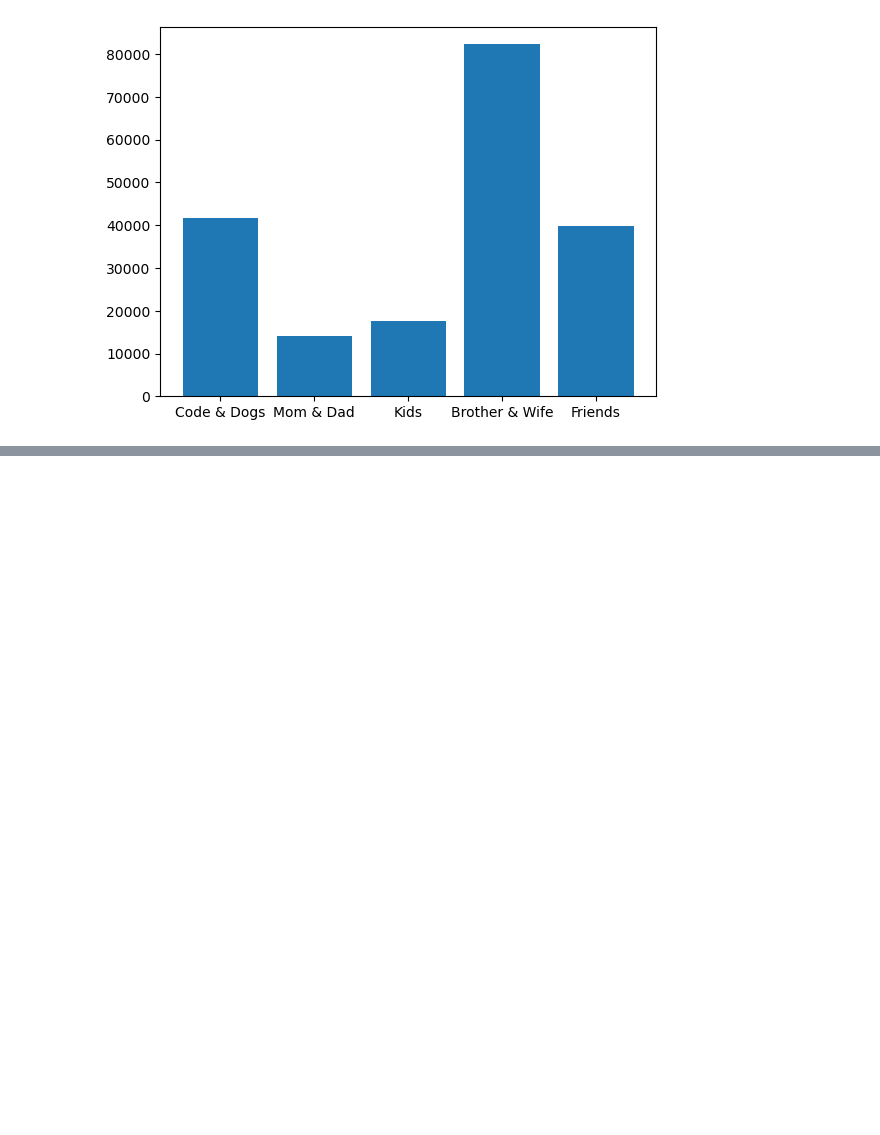
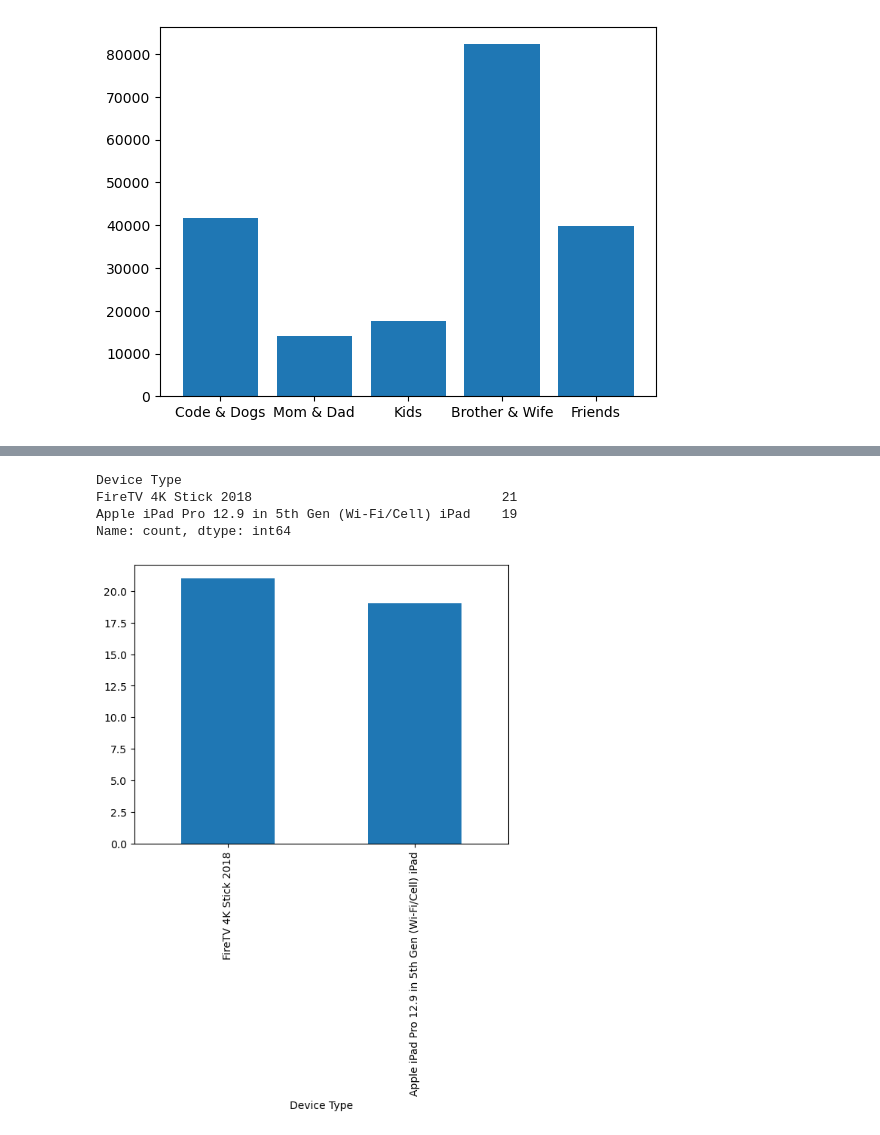
Before and after one commit to dizam/Netflix-Python-Data, a Jupyter notebook: netflix analysis.ipynb, the cells around one changed output, grey strips where cells are left out. Cells and saved outputs as stored; diff of their text form; code cells hidden in the pictures; blank space fills up the shorter version.

```diff
--- a/netflix analysis.ipynb
+++ b/netflix analysis.ipynb
@@ -187,0 +278,13 @@ plt.show()
+# %%
+df=df.loc[df['Profile Name'] == 'Code & Dogs']
+df['Device Type'].value_counts()
+# %% [output]
+Device Type
+FireTV 4K Stick 2018                                21
+Apple iPad Pro 12.9 in 5th Gen (Wi-Fi/Cell) iPad    19
+Name: count, dtype: int64
+# %%
+df['Device Type'].value_counts().plot(kind='bar')
+plt.show()
+# %% [output]
+[figure, added]
```
Also changed, not shown: parts of 18 cells of this notebook.
